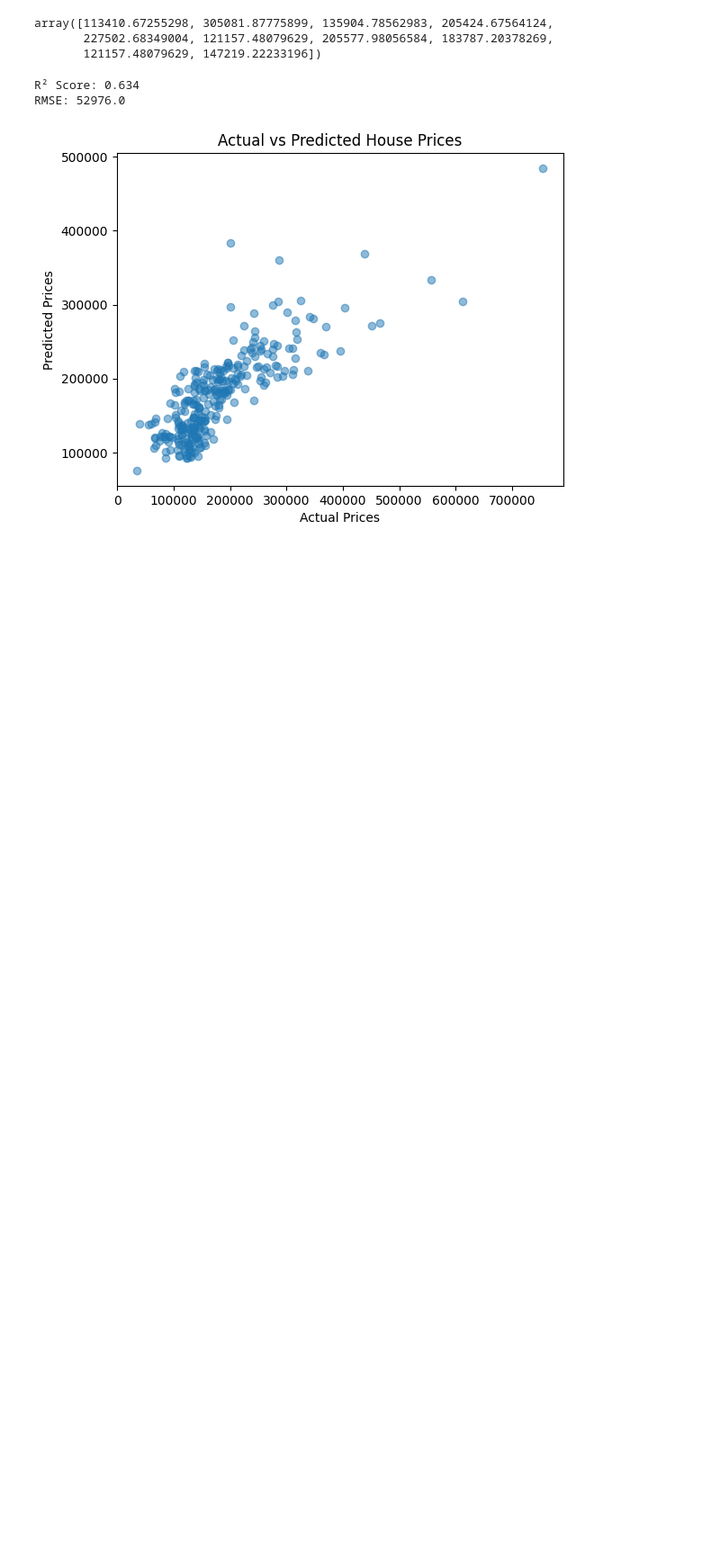
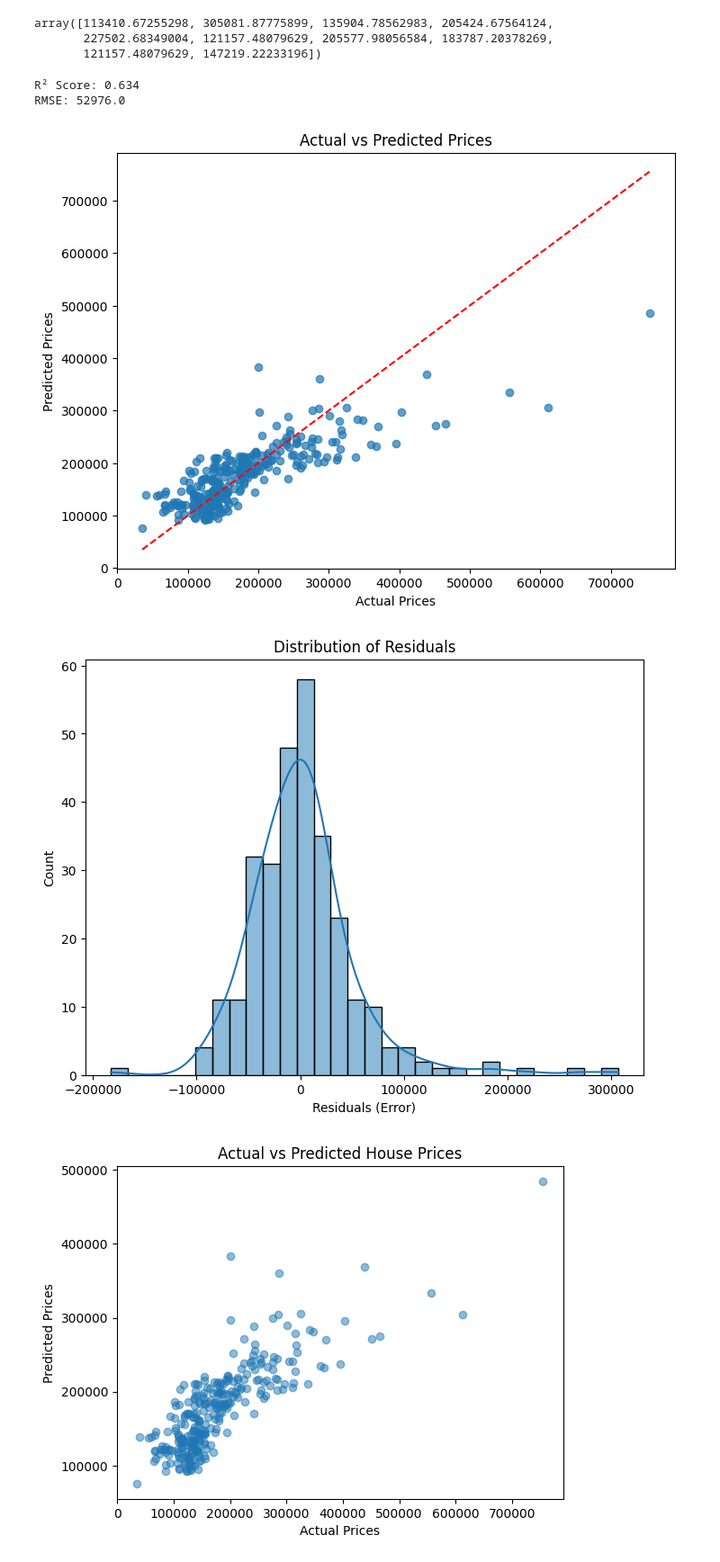
Before and after one commit to Manaswini2005/SCT_ML_1, a Jupyter notebook: house_prices_linear_regression.ipynb, the cells around one changed output. Shown at 90% size. Cells and saved outputs as stored; diff of their text form; code cells hidden in the pictures; blank space fills up the shorter version.

```diff
--- a/house_prices_linear_regression.ipynb
+++ b/house_prices_linear_regression.ipynb
@@ -63,6 +63,30 @@ print("RMSE:", round(rmse, 0))
 # %% [output]
 R² Score: 0.634
 RMSE: 52976.0
+# %%
+import matplotlib.pyplot as plt
+import seaborn as sns
+import numpy as np
+
+# 1. Scatter plot: Actual vs Predicted
+plt.figure(figsize=(8,6))
+plt.scatter(y_test, y_pred, alpha=0.7)
+plt.xlabel("Actual Prices")
+plt.ylabel("Predicted Prices")
+plt.title("Actual vs Predicted Prices")
+plt.plot([y_test.min(), y_test.max()], [y_test.min(), y_test.max()], 'r--')
+plt.show()
+
+# 2. Residual plot
+residuals = y_test - y_pred
+plt.figure(figsize=(8,6))
+sns.histplot(residuals, bins=30, kde=True)
+plt.xlabel("Residuals (Error)")
+plt.title("Distribution of Residuals")
+plt.show()
+# %% [output]
+[figure, added]
+[figure, added]
 # %%
 import matplotlib.pyplot as plt
 
```
Also changed, not shown: parts of 1 cell of this notebook.
